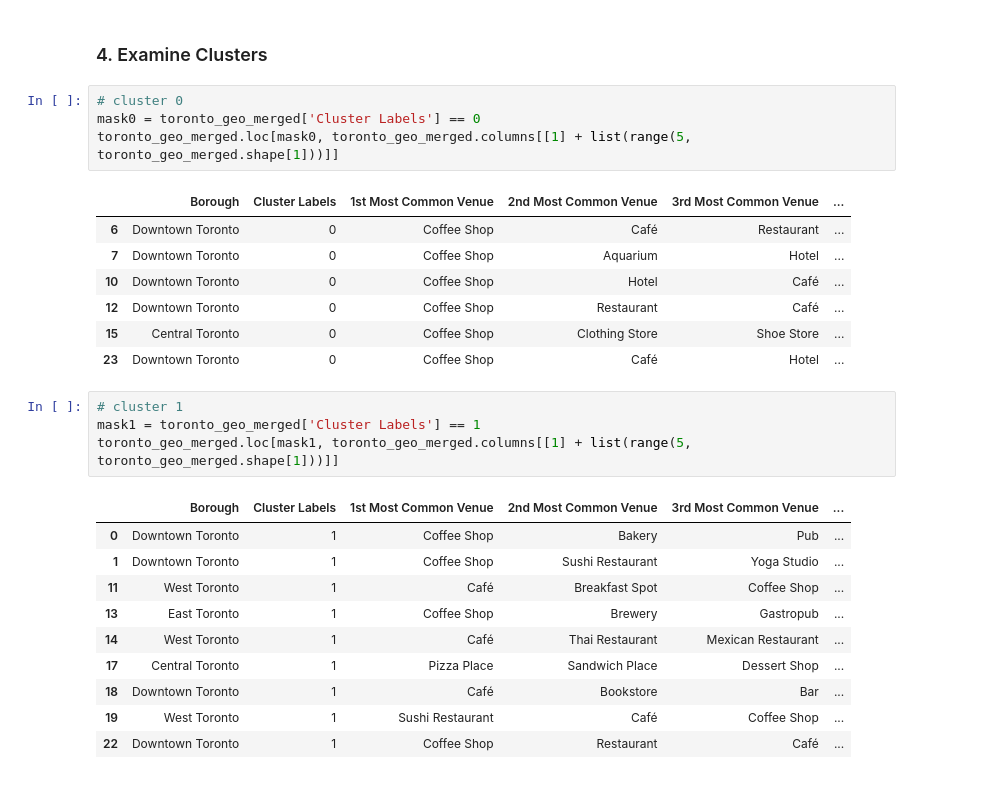
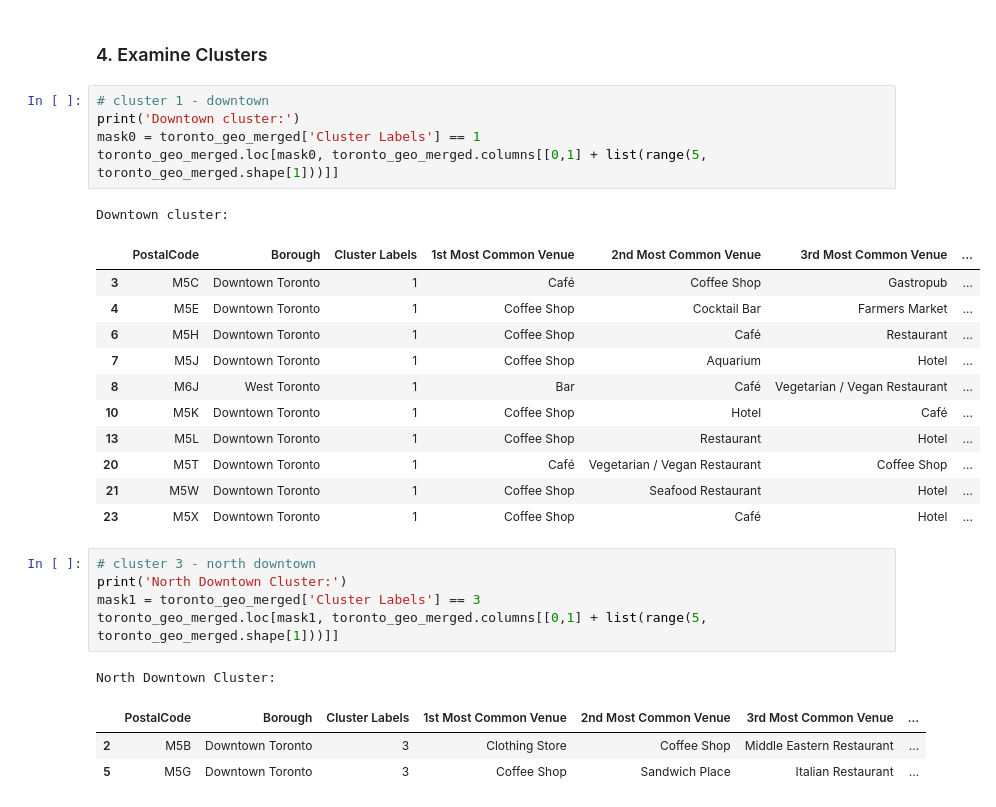
Before and after one commit to DJ3D/Coursera_Capstone, a Jupyter notebook: Toronto_Neighborhoods.ipynb, the cells around one changed output. Cells and saved outputs as stored; diff of their text form.

```diff
--- a/Toronto_Neighborhoods.ipynb
+++ b/Toronto_Neighborhoods.ipynb
@@ -416,30 +450,31 @@ map_clusters
 # %% [markdown]
 ### 4. Examine Clusters
 # %%
-# cluster 0
-mask0 = toronto_geo_merged['Cluster Labels'] == 0
-toronto_geo_merged.loc[mask0, toronto_geo_merged.columns[[1] + list(range(5, toronto_geo_merged.shape[1]))]]
+# cluster 1 - downtown
+print('Downtown cluster:')
+mask0 = toronto_geo_merged['Cluster Labels'] == 1
+toronto_geo_merged.loc[mask0, toronto_geo_merged.columns[[0,1] + list(range(5, toronto_geo_merged.shape[1]))]]
 # %% [output]
+Downtown cluster:
-|  | Borough | Cluster Labels | 1st Most Common Venue | 2nd Most Common Venue | 3rd Most Common Venue | ... |
-| 6 | Downtown Toronto | 0 | Coffee Shop | Café | Restaurant | ... |
-| 7 | Downtown Toronto | 0 | Coffee Shop | Aquarium | Hotel | ... |
-| 10 | Downtown Toronto | 0 | Coffee Shop | Hotel | Café | ... |
-| 12 | Downtown Toronto | 0 | Coffee Shop | Restaurant | Café | ... |
-| 15 | Central Toronto | 0 | Coffee Shop | Clothing Store | Shoe Store | ... |
-| 23 | Downtown Toronto | 0 | Coffee Shop | Café | Hotel | ... |
+|  | PostalCode | Borough | Cluster Labels | 1st Most Common Venue | 2nd Most Common Venue | 3rd Most Common Venue | ... |
+| 3 | M5C | Downtown Toronto | 1 | Café | Coffee Shop | Gastropub | ... |
+| 4 | M5E | Downtown Toronto | 1 | Coffee Shop | Cocktail Bar | Farmers Market | ... |
+| 6 | M5H | Downtown Toronto | 1 | Coffee Shop | Café | Restaurant | ... |
+| 7 | M5J | Downtown Toronto | 1 | Coffee Shop | Aquarium | Hotel | ... |
+| 8 | M6J | West Toronto | 1 | Bar | Café | Vegetarian / Vegan Restaurant | ... |
+| 10 | M5K | Downtown Toronto | 1 | Coffee Shop | Hotel | Café | ... |
+| 13 | M5L | Downtown Toronto | 1 | Coffee Shop | Restaurant | Hotel | ... |
+| 20 | M5T | Downtown Toronto | 1 | Café | Vegetarian / Vegan Restaurant | Coffee Shop | ... |
+| 21 | M5W | Downtown Toronto | 1 | Coffee Shop | Seafood Restaurant | Hotel | ... |
+| 23 | M5X | Downtown Toronto | 1 | Coffee Shop | Café | Hotel | ... |
 # %%
-# cluster 1
-mask1 = toronto_geo_merged['Cluster Labels'] == 1
-toronto_geo_merged.loc[mask1, toronto_geo_merged.columns[[1] + list(range(5, toronto_geo_merged.shape[1]))]]
+# cluster 3 - north downtown
+print('North Downtown Cluster:')
+mask1 = toronto_geo_merged['Cluster Labels'] == 3
+toronto_geo_merged.loc[mask1, toronto_geo_merged.columns[[0,1] + list(range(5, toronto_geo_merged.shape[1]))]]
 # %% [output]
+North Downtown Cluster:
-|  | Borough | Cluster Labels | 1st Most Common Venue | 2nd Most Common Venue | 3rd Most Common Venue | ... |
-| 0 | Downtown Toronto | 1 | Coffee Shop | Bakery | Pub | ... |
-| 1 | Downtown Toronto | 1 | Coffee Shop | Sushi Restaurant | Yoga Studio | ... |
-| 11 | West Toronto | 1 | Café | Breakfast Spot | Coffee Shop | ... |
-| 13 | East Toronto | 1 | Coffee Shop | Brewery | Gastropub | ... |
-| 14 | West Toronto | 1 | Café | Thai Restaurant | Mexican Restaurant | ... |
-| 17 | Central Toronto | 1 | Pizza Place | Sandwich Place | Dessert Shop | ... |
-| 18 | Downtown Toronto | 1 | Café | Bookstore | Bar | ... |
-| 19 | West Toronto | 1 | Sushi Restaurant | Café | Coffee Shop | ... |
-| 22 | Downtown Toronto | 1 | Coffee Shop | Restaurant | Café | ... |
+|  | PostalCode | Borough | Cluster Labels | 1st Most Common Venue | 2nd Most Common Venue | 3rd Most Common Venue | ... |
+| 2 | M5B | Downtown Toronto | 3 | Clothing Store | Coffee Shop | Middle Eastern Restaurant | ... |
+| 5 | M5G | Downtown Toronto | 3 | Coffee Shop | Sandwich Place | Italian Restaurant | ... |
 # %%
```
Also changed, not shown: parts of 18 cells of this notebook.
